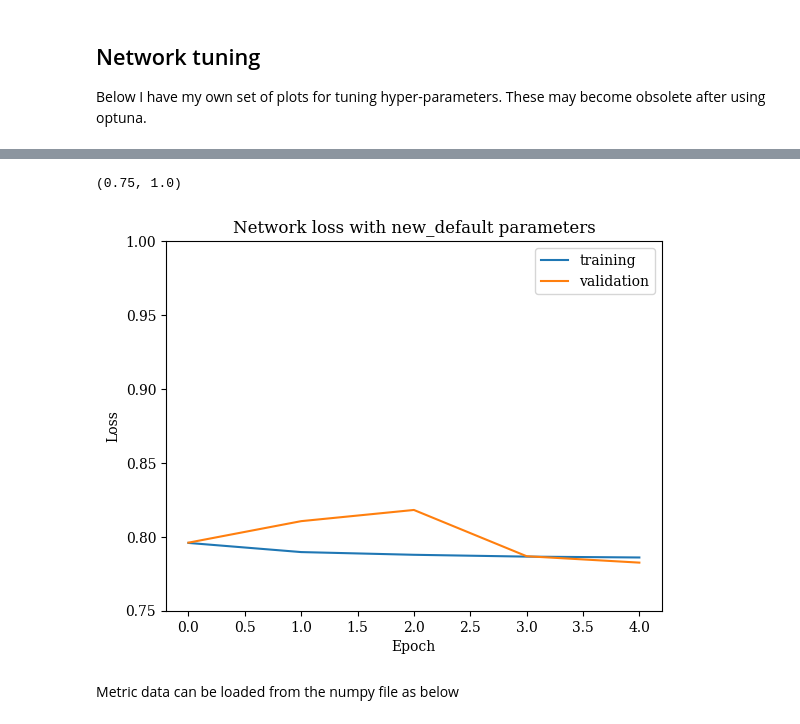
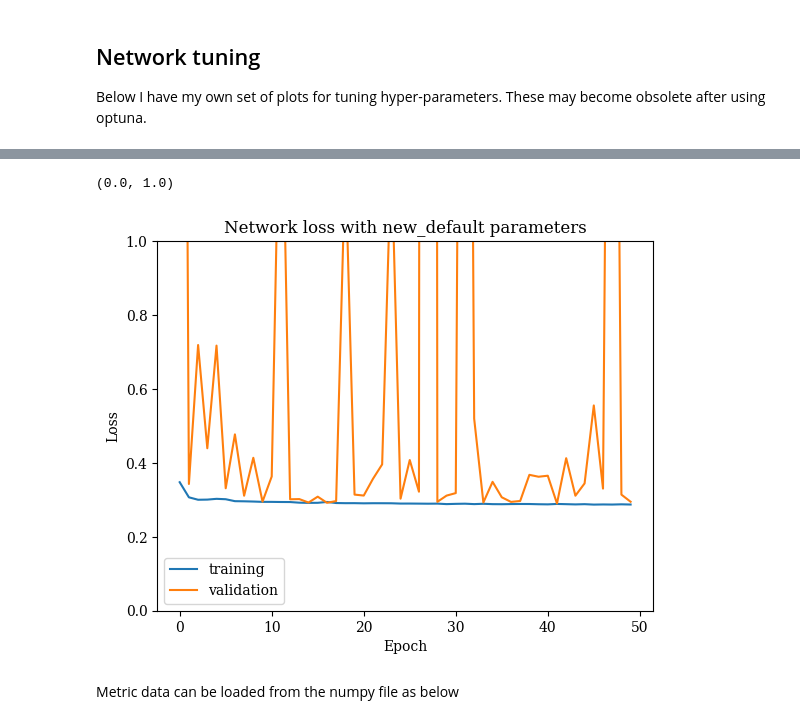
Before and after one commit to cjpdrury/evidence_networks, a Jupyter notebook: evidence_network_flux.ipynb, the cells around one changed output, grey strips where cells are left out. Saved outputs shown, nothing was run; the diff lists cells and outputs as text; code cells hidden in the pictures.

```diff
--- a/evidence_network_flux.ipynb
+++ b/evidence_network_flux.ipynb
@@ -175,6 +175,7 @@ print(x_train.shape, x_val.shape, x_test.shape, y_train.shape, y_val.shape,y_tes
 (320000, 2) (80000, 2) (100000, 2) (320000,) (80000,) (100000,)
 # %%
 # remove zero valued fluxes.
+y_train = y_train[~np.all(x_train == 0, axis=1)]
 x_train = x_train[~np.all(x_train == 0, axis=1)]
 # %%
 print(np.mean(x_train[:,0]), np.std(x_train[:,0]), np.max(x_train[:,0]), np.min(x_train[:,0]))
@@ -214,7 +215,7 @@ x_train_scaled = np.copy(x_train)
 x_train_scaled[:,:2] = np.log(x_train_scaled[:,:2])
 scaler = StandardScaler()
 scaler.fit(x_train_scaled)
-x_train_scaled = scaler.transform(x_train_scaled)
+x_train_scaled = scaler.transform(x_train_scaled)/20.+0.5
 
 def data_scaler(data):
     """
@@ -222,8 +223,8 @@ def data_scaler(data):
     """
 
     data_scaled = np.copy(data)
-    data_scaled[:,0] = np.log(data[:,0])
-    data_scaled = scaler.transform(data_scaled)
+    data_scaled[:,:2] = np.log(data[:,:2])
+    data_scaled = scaler.transform(data_scaled)/20.+0.5
 
     return data_scaled
 
@@ -364,22 +258,0 @@ print(np.mean(y_train), np.mean(y_val),np.mean(y_test) )
-# %%
-# normalise each set of data:- note this is specific to stellar mass and metallicity
-
-x_train_scaled = np.copy(x_train)
-x_train_scaled[:,0] = np.log(x_train_scaled[:,0])
-scaler = StandardScaler()
-scaler.fit(x_train_scaled)
-x_train_scaled = scaler.transform(x_train_scaled)/20.+0.5
-
-def data_scaler(data):
-    """
-    Scales input testing and validation data
-    """
-
-    data_scaled = np.copy(data)
-    data_scaled[:,0] = np.log(data[:,0])
-    data_scaled = scaler.transform(data_scaled)/20.+0.5
-
-    return data_scaled
-
-x_test_scaled = data_scaler(x_test)
-x_val_scaled = data_scaler(x_val)
@@ -577,7 +417,7 @@ model_instances, model_instances_model,histories,results = [],[],[],[]
 
 # input size, epochs, number of ensembles
 N = x_train_scaled.shape[1]
-epochs = 5
+epochs = 50
 n_models = 1
 #####
 validation_model = np.atleast_2d([y_train, 1. - y_train]).T
@@ -587,15 +427,15 @@ with tf.device('/device:GPU:0'):
     for model_count in range(n_models):
         model_instances.append(DenseNetwork(N, weight_init='he_normal',
                                             layer_width=45, added_layers=3,
-                                            learning_rate=0.0012, decay_rate=0.7,
+                                            learning_rate=1e-3, decay_rate=0.9,
                                             batch_norm_flag=1))
         model_instances_model.append(model_instances[-1].model())
         # validation_prediction = (model_instances_model[-1].predict(x_test_scaled))
         # print('Initialization: mean =', validation_prediction.mean(), 'std= ', validation_prediction.std())
         # early stopping
-        early_stop = tf.keras.callbacks.EarlyStopping(monitor='val_loss', patience=7)
+        early_stop = tf.keras.callbacks.EarlyStopping(monitor='val_loss', patience=100)
         histories.append(model_instances_model[-1].fit(x_train_scaled,y_train,
-            epochs=epochs, batch_size=150,
+            epochs=epochs, batch_size=500,
                              shuffle=True,
                              validation_data = (x_val_scaled, y_val),
                              callbacks = [early_stop],
@@ -641,26 +487,26 @@ early stopping:
 # %%
 title = 'new_default'
 
 plt.ylabel('Loss')
 plt.xlabel('Epoch')
 # plt.title('Network loss with varying '+title+r' ($\theta$)')
 plt.title('Network loss with new_default parameters')
 for i in range(len(histories)):
     # if i == 1:
     #     continue
 
     _ = plt.plot(histories[i].history['loss'][:],label=r'training')#; $\theta$='+str(expt_value[i]))
     _ = plt.plot(histories[i].history['val_loss'][:],label=r'validation')#; $\theta$='+str(expt_value[i]))
     # save the history
     # np.save(path+'/network_tuning/'+title+'_'+str(expt_value[i])+'.npy',histories[0].history)
     # np.save(path+'/network_tuning/'+title+'.npy',histories[0].history)
 plt.legend()
-plt.ylim(0.75,1)
+plt.ylim(0,1)
 # plt.xlim(0,90)
 # plt.savefig(path+'/network_tuning/'+title, dpi=250)
 # %% [output]
-(0.75, 1.0)
+(0.0, 1.0)
-[figure, old version]
+[figure, new version]
 # %% [markdown]
 Metric data can be loaded from the numpy file as below
 # %%
```
Also changed, not shown: parts of 32 cells of this notebook.
